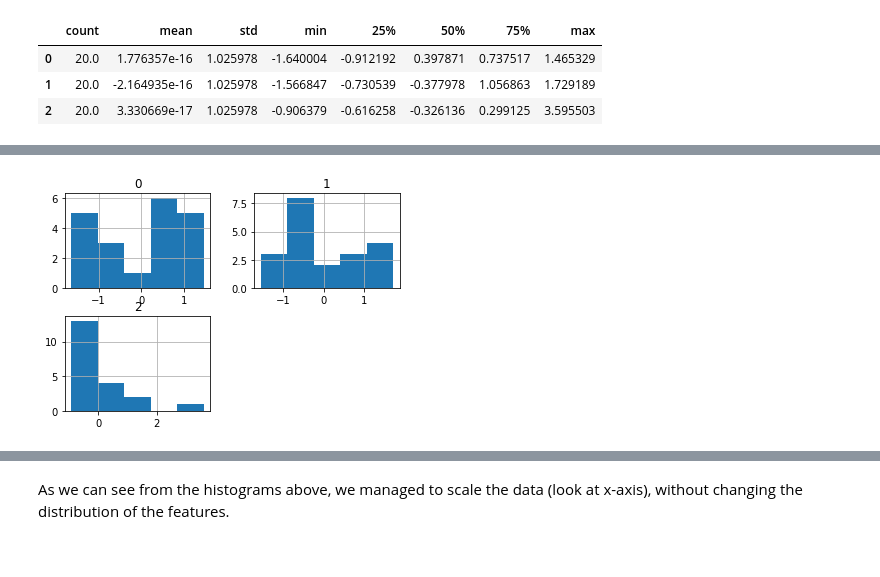
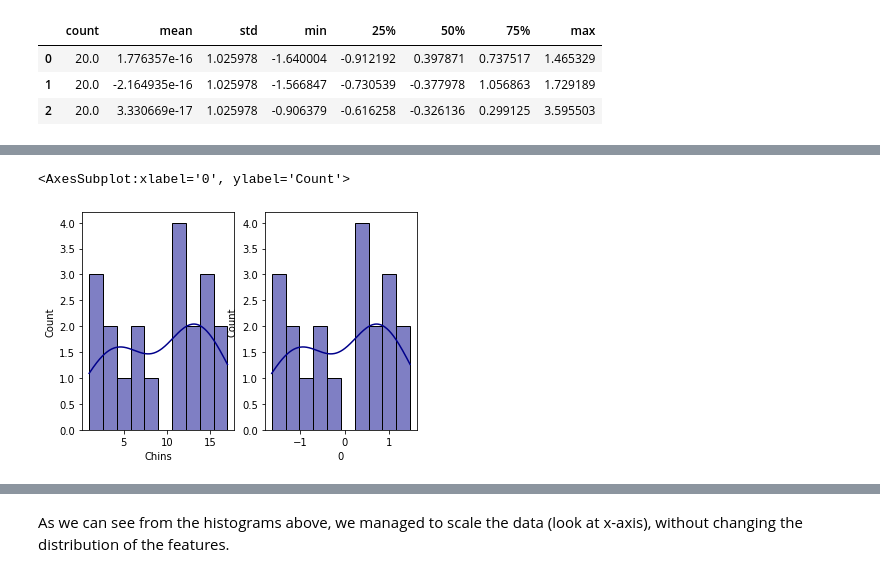
Before and after one commit to Basirulislam/Assignment_2, a Jupyter notebook: Assignment 2.ipynb, the cells around one changed output, grey strips where cells are left out. Saved outputs shown, nothing was run; the diff lists cells and outputs as text; code cells hidden in the pictures.

```diff
--- a/Assignment 2.ipynb
+++ b/Assignment 2.ipynb
@@ -62,4 +57,13 @@ hist_before = df_data.hist(bins=5)
-# %%
-hist_scaled = Dataset_scaled.hist(bins=5)
-# %% [output]
-[figure, removed]
+# %%
+import seaborn as sns
+import matplotlib.pyplot as plt
+fig, axes = plt.subplots(1, 2)
+sns.histplot(df_data['Chins'], kde=True,
+             bins=int(10), color = 'darkblue',
+              ax=axes[0])
+sns.histplot(Dataset_scaled[0], kde=True,
+             bins=int(10), color = 'darkblue',
+              ax=axes[1])
+# %% [output]
+<AxesSubplot:xlabel='0', ylabel='Count'>
+[figure, added]
```
Also changed, not shown: parts of 4 cells of this notebook.
